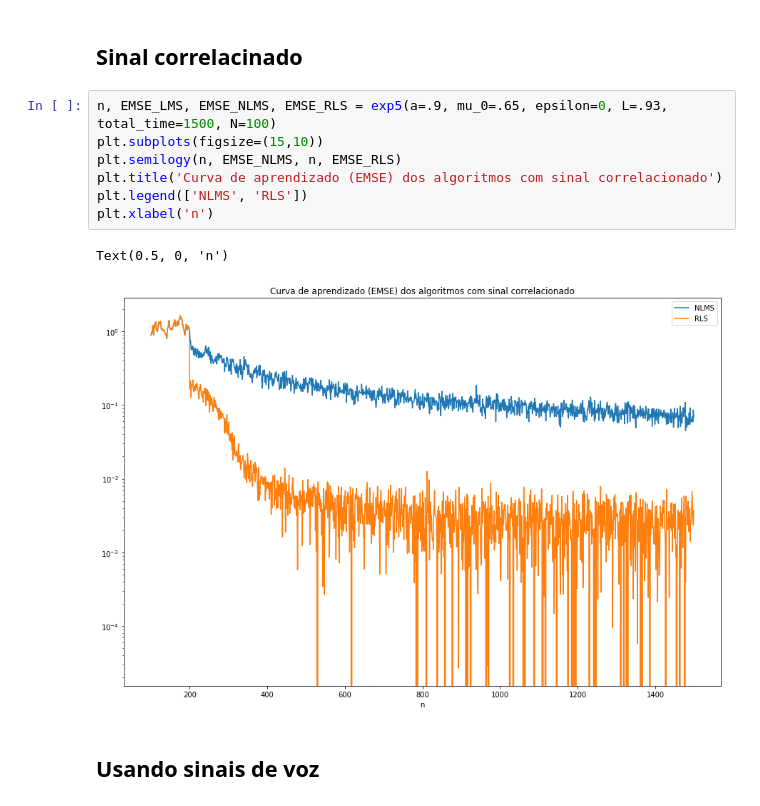
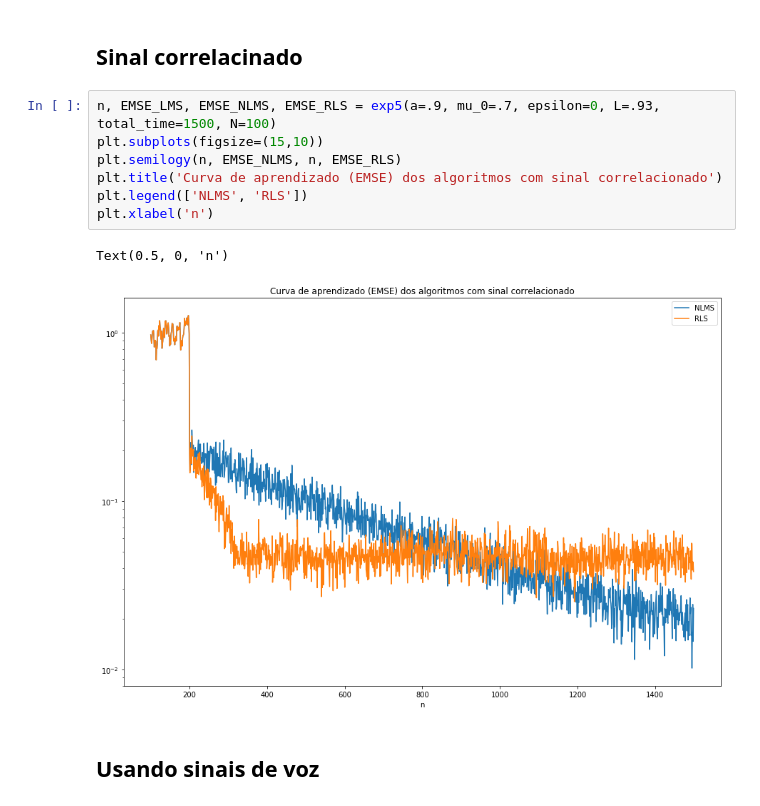
Before and after one commit to henriquemeloo/psi3532-adaptive-filtering, a Jupyter notebook: exp5/exp5.ipynb, the cells around one changed output. Drawn from its saved outputs; the diff is of its cells as text.

```diff
--- a/exp5/exp5.ipynb
+++ b/exp5/exp5.ipynb
@@ -77,15 +77,15 @@ Text(0.5, 0, 'n')
 # %% [markdown]
 ## Sinal correlacinado
 # %%
-n, EMSE_LMS, EMSE_NLMS, EMSE_RLS = exp5(a=.9, mu_0=.65, epsilon=0, L=.93, total_time=1500, N=100)
+n, EMSE_LMS, EMSE_NLMS, EMSE_RLS = exp5(a=.9, mu_0=.7, epsilon=0, L=.93, total_time=1500, N=100)
 plt.subplots(figsize=(15,10))
 plt.semilogy(n, EMSE_NLMS, n, EMSE_RLS)
 plt.title('Curva de aprendizado (EMSE) dos algoritmos com sinal correlacionado')
 plt.legend(['NLMS', 'RLS'])
 plt.xlabel('n')
 # %% [output]
 Text(0.5, 0, 'n')
-[figure, old version]
+[figure, new version]
 # %% [markdown]
 ## Usando sinais de voz
 # %% [markdown]
```
Also changed, not shown: parts of 6 cells of this notebook.
